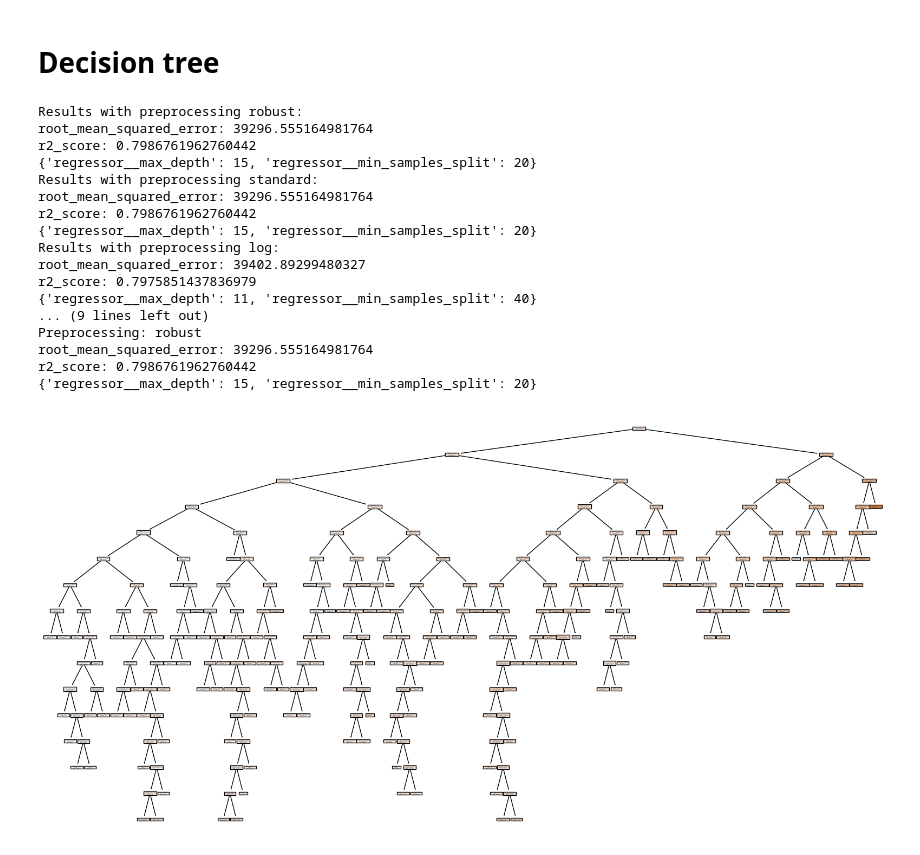
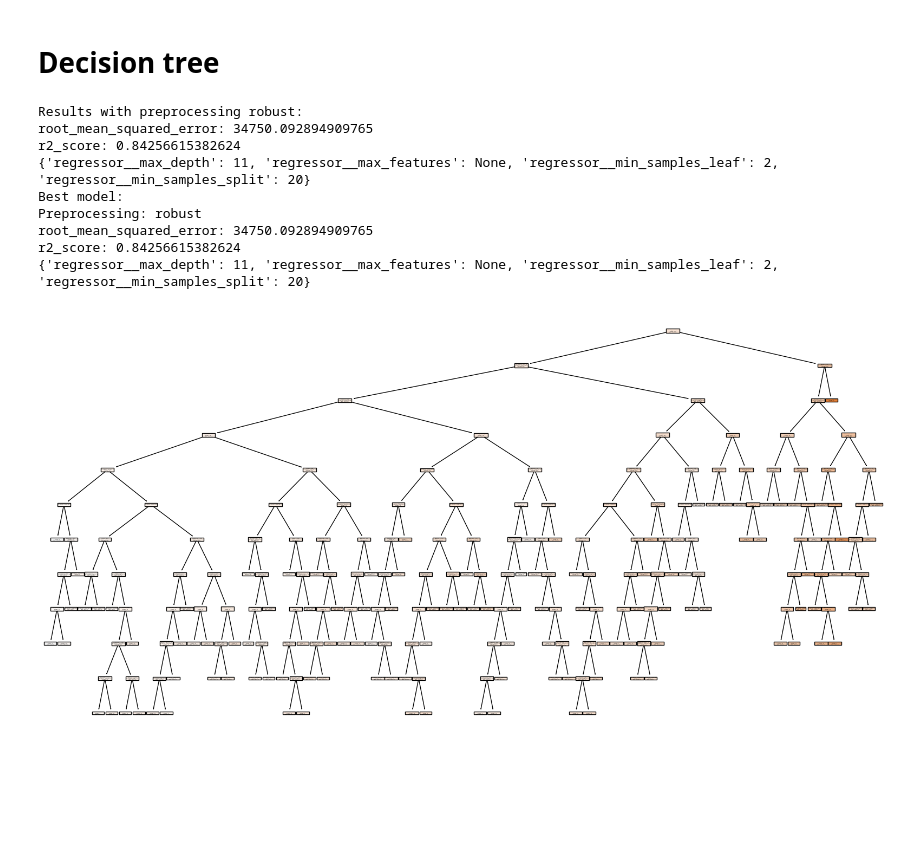
Before and after one commit to StDevon/house-prices-regression, a Jupyter notebook: simple_models.ipynb, the cells around one changed output. Drawn from its saved outputs; the diff is of its cells as text; code cells hidden in the pictures; blank space fills up the shorter version.

Commit message:
add pycaret file and update simple tree

```diff
--- a/simple_models.ipynb
+++ b/simple_models.ipynb
@@ -253,20 +233,22 @@ Somehow surprisingly the performance of the model with very good already, which
 # %% [markdown]
 # Decision tree
 # %%
-import pandas as pd
-import numpy as np
-from sklearn.model_selection import train_test_split, GridSearchCV
-from sklearn.preprocessing import OneHotEncoder, StandardScaler, RobustScaler, FunctionTransformer
-from sklearn.compose import ColumnTransformer
-from sklearn.pipeline import Pipeline
+# import pandas as pd
+# import numpy as np
+# from sklearn.model_selection import train_test_split, GridSearchCV
+# from sklearn.preprocessing import OneHotEncoder, StandardScaler, RobustScaler, FunctionTransformer
+# from sklearn.compose import ColumnTransformer
+# from sklearn.pipeline import Pipeline
 from sklearn.tree import DecisionTreeRegressor
-from sklearn.metrics import mean_squared_error, r2_score
+# from sklearn.metrics import mean_squared_error, r2_score
 
 def train_decision_tree_regression(
     data: pd.DataFrame,
     target: str,
     max_depth: list[int] = [2, 3, 5, 7, 10],
     min_samples_splits: list[int] = [2, 5, 10],
+    min_samples_leaf: list[int] = [1, 2, 4],
+    max_features: list[int, float, str] = [None, 'sqrt', 'log2'],
     num_transformer: str = 'robust',
     test_size: float = 0.2,
     random_state: int = 42
@@ -343,10 +325,16 @@ def train_decision_tree_regression(
         ])
 
     # Define parameter grid for grid search
+    # param_grid = {
+    #     'regressor__max_depth': max_depth,
+    #     'regressor__min_samples_split': min_samples_splits
+    # }
     param_grid = {
-        'regressor__max_depth': max_depth,
-        'regressor__min_samples_split': min_samples_splits
-    }
+    'regressor__max_depth': max_depth,
+    'regressor__min_samples_split': min_samples_splits,
+    'regressor__min_samples_leaf': min_samples_leaf,
+    'regressor__max_features': max_features
+}
 
     # Create decision tree regression pipeline
     model = Pipeline([
@@ -417,17 +407,15 @@ def train_decision_tree_regression(
 # %%
-import pandas as pd
-import matplotlib.pyplot as plt
-from sklearn.tree import plot_tree
-
-df = pd.read_csv('data/train_cleaned.csv')
-trans_options = ['robust', 'standard', 'log', 'log+robust', 'log+standard']
+# df = pd.read_csv('data/train_cleaned.csv')
+df = pd.read_csv('data/train_full_EDA.csv')
+trans_options = ['robust'] # this is the best preprocessing
+# trans_options = ['robust', 'standard', 'log', 'log+robust', 'log+standard']
 
 best_r2 = float('-inf')
 best_result = None
 
 for trans in trans_options:
     results_tree = train_decision_tree_regression(
-        df, target='SalePrice', min_samples_splits=[10, 20, 30, 40, 50], max_depth=[3, 5, 7, 9, 11, 13, 15, 20, 25], num_transformer=trans
+        df, target='SalePrice', min_samples_splits=[10, 20, 30], max_depth=[ 7, 9, 11, 13, 15, 20], num_transformer=trans
     )
 
     print(f'Results with preprocessing {trans}:')
@@ -440,46 +428,38 @@ for trans in trans_options:
         best_r2 = results_tree['performance']['r2_score']
         best_result = (trans, results_tree)
 
 # Print the best model at the end and visualize it
 if best_result:
     trans, results_tree = best_result
     best_model = results_tree['model'].named_steps['regressor']  # Extract regressor from pipeline
     preprocessor = results_tree['model'].named_steps['preprocessor']  # Extract preprocessor from pipeline
 
     # Get transformed feature names
     categorical_columns = df.select_dtypes(include=['object', 'category']).columns
     numerical_columns = df.select_dtypes(include=['int64', 'float64']).drop('SalePrice', axis=1).columns
     feature_names = (
         list(preprocessor.named_transformers_['cat'].get_feature_names_out(categorical_columns)) +
         list(numerical_columns)
     )
 
     print("Best model:")
     print(f"Preprocessing: {trans}")
     for metric, value in results_tree['performance'].items():
         print(f"{metric}: {value}")
     print(results_tree['best_params'])
 
     # Visualizing the tree
     plt.figure(figsize=(20, 10))
     plot_tree(best_model, filled=True, feature_names=feature_names)
     plt.show()
 # %% [output]
 Results with preprocessing robust:
-root_mean_squared_error: 39296.555164981764
-r2_score: 0.7986761962760442
-{'regressor__max_depth': 15, 'regressor__min_samples_split': 20}
-Results with preprocessing standard:
-root_mean_squared_error: 39296.555164981764
-r2_score: 0.7986761962760442
-{'regressor__max_depth': 15, 'regressor__min_samples_split': 20}
-Results with preprocessing log:
-root_mean_squared_error: 39402.89299480327
-r2_score: 0.7975851437836979
-{'regressor__max_depth': 11, 'regressor__min_samples_split': 40}
-... (9 lines left out)
+root_mean_squared_error: 34750.092894909765
+r2_score: 0.84256615382624
+{'regressor__max_depth': 11, 'regressor__max_features': None, 'regressor__min_samples_leaf': 2, 'regressor__min_samples_split': 20}
+Best model:
 Preprocessing: robust
-root_mean_squared_error: 39296.555164981764
-r2_score: 0.7986761962760442
-{'regressor__max_depth': 15, 'regressor__min_samples_split': 20}
+root_mean_squared_error: 34750.092894909765
+r2_score: 0.84256615382624
+{'regressor__max_depth': 11, 'regressor__max_features': None, 'regressor__min_samples_leaf': 2, 'regressor__min_samples_split': 20}
-[figure, old version]
+[figure, new version]
```
Also changed, not shown: parts of 6 cells of this notebook, 1 other file.
